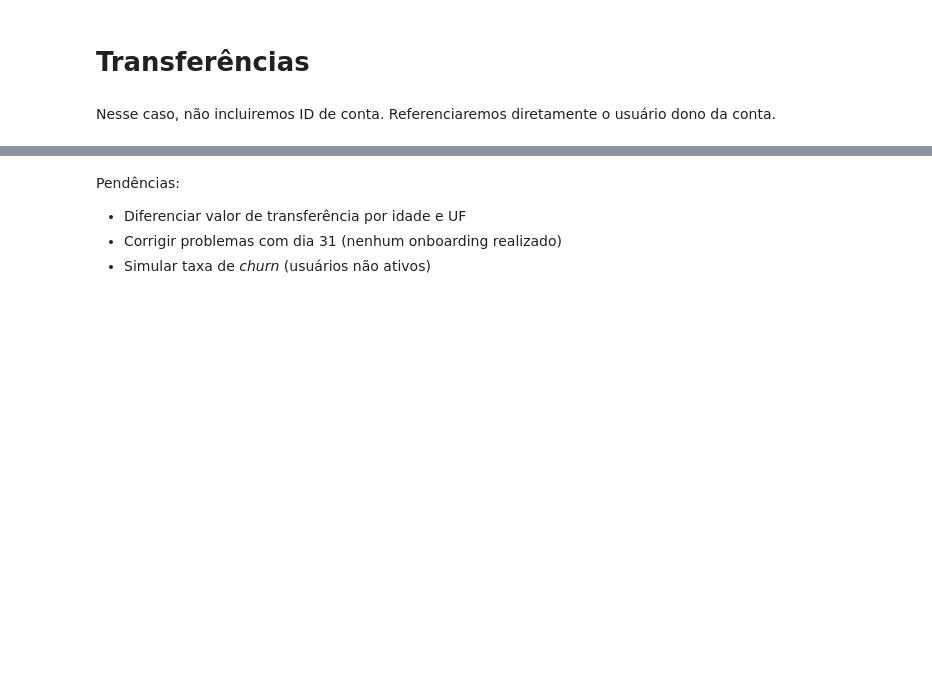
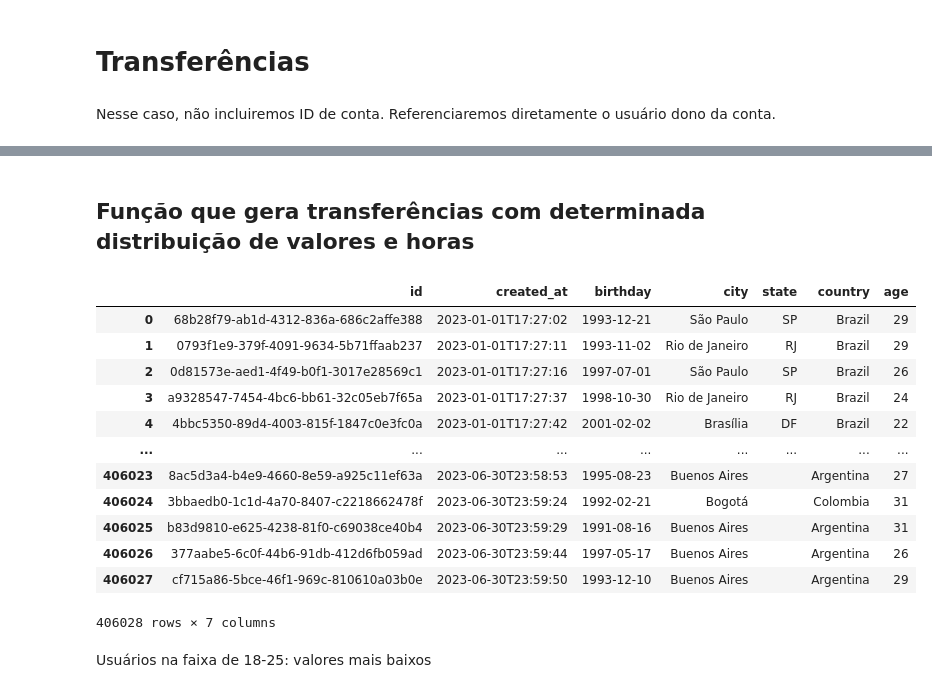
Before and after one commit to rubcube-guilhermetomiasi/mocking, a Jupyter notebook: mocking.ipynb, the cells around one changed output, grey strips where cells are left out. Drawn from its saved outputs; the diff is of its cells as text; code cells hidden in the pictures; blank space fills up the shorter version.

```diff
--- a/mocking.ipynb
+++ b/mocking.ipynb
@@ -213,0 +225,11 @@ pd.DataFrame(users_adresses).to_csv('addresses.csv', index=False)
+# %%
+latin_america_countries = [
+    'Argentina',
+    'Bolivia',
+    'Chile',
+    'Colombia',
+    'Ecuador',
+    'Paraguay',
+    'Peru',
+    'Uruguay'
+]
@@ -213,0 +268,6 @@ pd.DataFrame(users_adresses).to_csv('addresses.csv', index=False)
+# %%
+start_idx = 0
+end_idx = accumulated_month_counts[1]
+count = end_idx - start_idx
+cities = generate_random_cities(count, population_importance=2.5)
+users.loc[users.index[start_idx: end_idx], ['city', 'state', 'country']] = cities.values
@@ -213,0 +276,6 @@ pd.DataFrame(users_adresses).to_csv('addresses.csv', index=False)
+# %%
+start_idx = accumulated_month_counts[1]
+end_idx = accumulated_month_counts[3]
+count = end_idx - start_idx
+cities = generate_random_cities(count, population_importance=1.5)
+users.loc[users.index[start_idx: end_idx], ['city', 'state', 'country']] = cities.values
@@ -213,0 +284,6 @@ pd.DataFrame(users_adresses).to_csv('addresses.csv', index=False)
+# %%
+start_idx = accumulated_month_counts[3]
+end_idx = accumulated_month_counts[-1]
+count = end_idx - start_idx
+cities = generate_random_cities(count, population_importance=1.0, non_brazilian_percent=0.15, latin_america_importance=4.0)
+users.loc[users.index[start_idx: end_idx], ['city', 'state', 'country']] = cities.values
@@ -327,5 +344,0 @@ pd.DataFrame(transfers).to_csv('transfers.csv', index=False)
-# %% [markdown]
-Pendências:
-- Diferenciar valor de transferência por idade e UF
-- Corrigir problemas com dia 31 (nenhum onboarding realizado)
-- Simular taxa de *churn* (usuários não ativos)
@@ -331,0 +347,2 @@ Pendências:
+# %% [markdown]
+## Função que gera transferências com determinada distribuição de valores e horas
@@ -331,0 +388,26 @@ Pendências:
+# %%
+# age -> date arithmetic
+ages = []
+for idx, user in users.iterrows():
+    birthday = datetime.fromisoformat(user['birthday'])
+    difference = datetime.now() - birthday
+    age = difference.days // 365
+    ages.append(age)
+users['age'] = ages
+display(users)
+# %% [output]
+|  | id | created_at | birthday | city | state | country | age |
+| 0 | 68b28f79-ab1d-4312-836a-686c2affe388 | 2023-01-01T17:27:02 | 1993-12-21 | São Paulo | SP | Brazil | 29 |
+| 1 | 0793f1e9-379f-4091-9634-5b71ffaab237 | 2023-01-01T17:27:11 | 1993-11-02 | Rio de Janeiro | RJ | Brazil | 29 |
+| 2 | 0d81573e-aed1-4f49-b0f1-3017e28569c1 | 2023-01-01T17:27:16 | 1997-07-01 | São Paulo | SP | Brazil | 26 |
+| 3 | a9328547-7454-4bc6-bb61-32c05eb7f65a | 2023-01-01T17:27:37 | 1998-10-30 | Rio de Janeiro | RJ | Brazil | 24 |
+| 4 | 4bbc5350-89d4-4003-815f-1847c0e3fc0a | 2023-01-01T17:27:42 | 2001-02-02 | Brasília | DF | Brazil | 22 |
+| ... | ... | ... | ... | ... | ... | ... | ... |
+| 406023 | 8ac5d3a4-b4e9-4660-8e59-a925c11ef63a | 2023-06-30T23:58:53 | 1995-08-23 | Buenos Aires |  | Argentina | 27 |
+| 406024 | 3bbaedb0-1c1d-4a70-8407-c2218662478f | 2023-06-30T23:59:24 | 1992-02-21 | Bogotá |  | Colombia | 31 |
+| 406025 | b83d9810-e625-4238-81f0-c69038ce40b4 | 2023-06-30T23:59:29 | 1991-08-16 | Buenos Aires |  | Argentina | 31 |
+| 406026 | 377aabe5-6c0f-44b6-91db-412d6fb059ad | 2023-06-30T23:59:44 | 1997-05-17 | Buenos Aires |  | Argentina | 26 |
+| 406027 | cf715a86-5bce-46f1-969c-810610a03b0e | 2023-06-30T23:59:50 | 1993-12-10 | Buenos Aires |  | Argentina | 29 |
+406028 rows × 7 columns
+# %% [markdown]
+Usuários na faixa de 18-25: valores mais baixos
```
Also changed, not shown: parts of 69 cells of this notebook.
